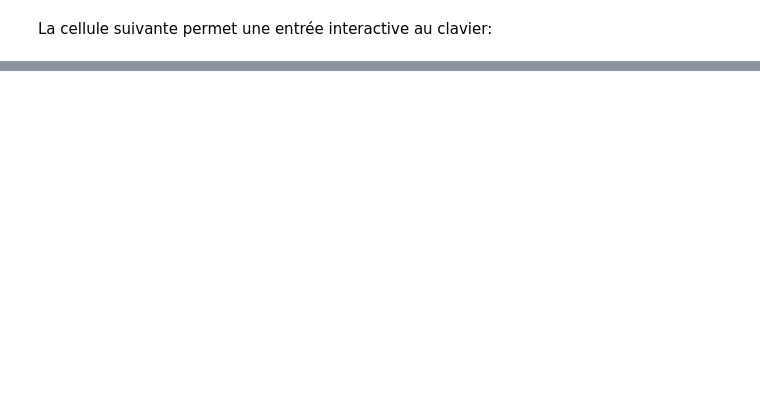
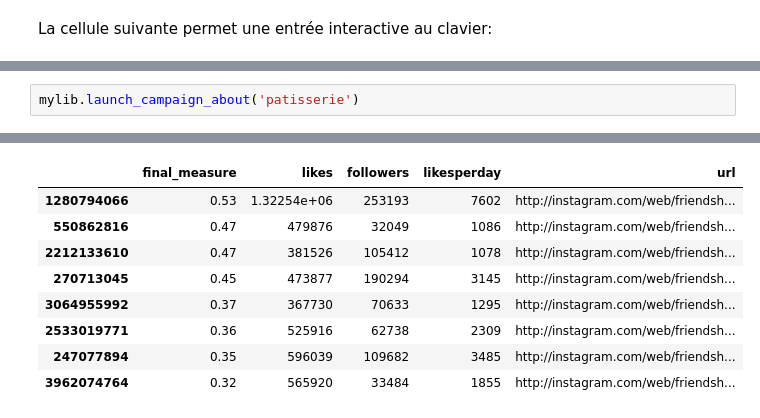
Before and after one commit to faffiDS/FINAL-ANALYSIS, a Jupyter notebook: Demo_Influencers_finder.ipynb, the cells around one changed output, grey strips where cells are left out. Saved outputs shown, nothing was run; the diff lists cells and outputs as text; blank space fills up the shorter version.

```diff
--- a/Demo_Influencers_finder.ipynb
+++ b/Demo_Influencers_finder.ipynb
@@ -63,0 +107,3 @@ mylib.launch_campaign_about('anis')
+# %%
+mylib.launch_campaign_about('patisserie')
+# %% [output]
@@ -63,0 +111,9 @@ mylib.launch_campaign_about('anis')
+|  | final_measure | likes | followers | likesperday | url |
+| 1280794066 | 0.53 | 1.32254e+06 | 253193 | 7602 | http://instagram.com/web/friendsh... |
+| 550862816 | 0.47 | 479876 | 32049 | 1086 | http://instagram.com/web/friendsh... |
+| 2212133610 | 0.47 | 381526 | 105412 | 1078 | http://instagram.com/web/friendsh... |
+| 270713045 | 0.45 | 473877 | 190294 | 3145 | http://instagram.com/web/friendsh... |
+| 3064955992 | 0.37 | 367730 | 70633 | 1295 | http://instagram.com/web/friendsh... |
+| 2533019771 | 0.36 | 525916 | 62738 | 2309 | http://instagram.com/web/friendsh... |
+| 247077894 | 0.35 | 596039 | 109682 | 3485 | http://instagram.com/web/friendsh... |
+| 3962074764 | 0.32 | 565920 | 33484 | 1855 | http://instagram.com/web/friendsh... |
```
Also changed, not shown: parts of 7 cells of this notebook.
